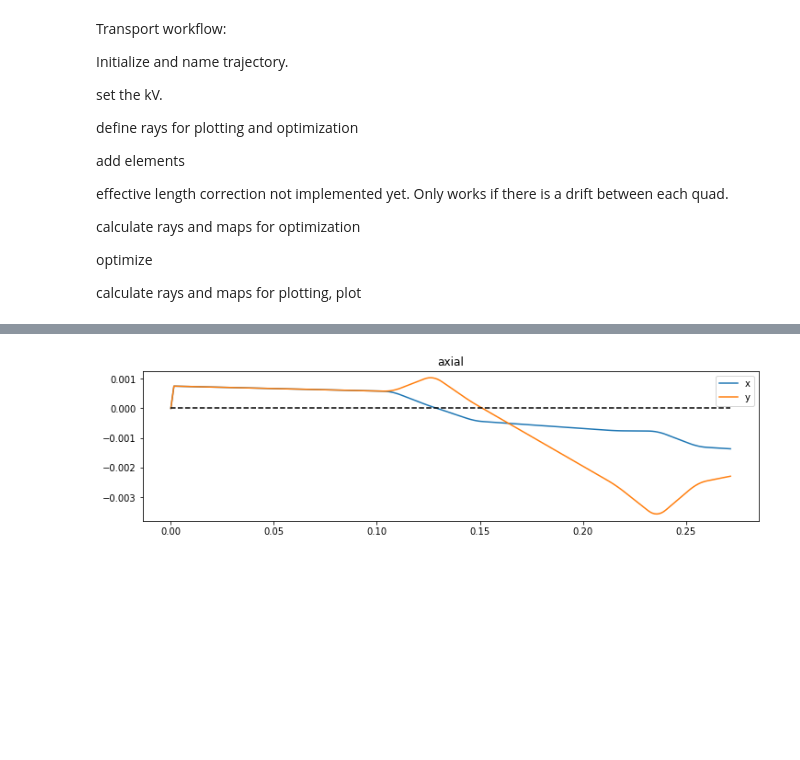
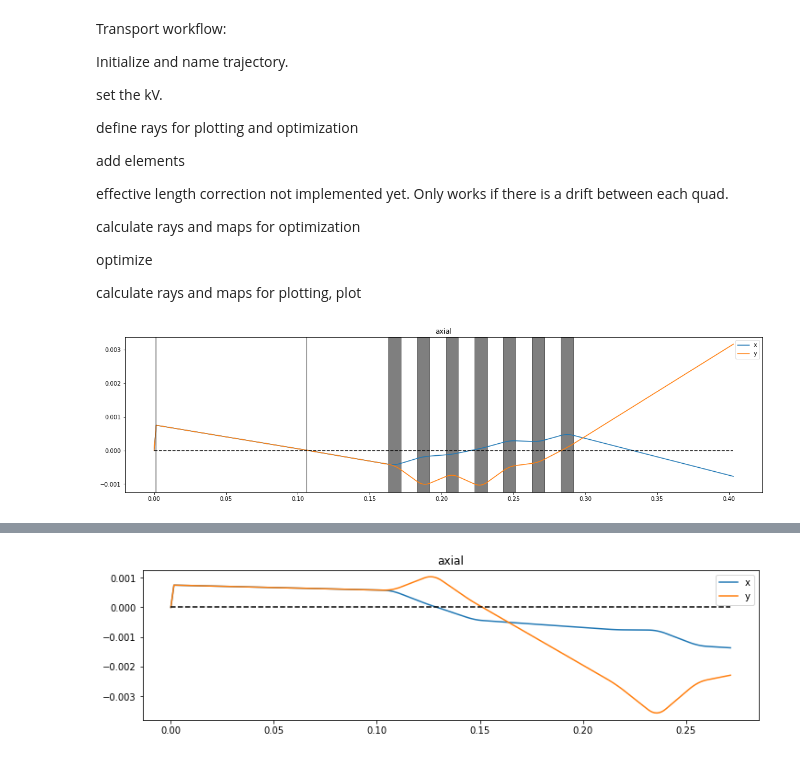
Before and after one commit to bentps/PythonTransport, a Jupyter notebook: PythonTransport.ipynb, the cells around one changed output, grey strips where cells are left out. Drawn from its saved outputs; the diff is of its cells as text; code cells hidden in the pictures; blank space fills up the shorter version.

Commit message:
Added shaded areas and lines for quads and lens's in plots
worked on quad+-+-+-+- niklas suggestion

```diff
--- a/PythonTransport.ipynb
+++ b/PythonTransport.ipynb
@@ -410,3 +433,83 @@ class Transport:
 #         for idx, quad in enumerate(quad_list):
 #             self.elements[quad]['gauss'] = sol[idx]
 #         return sol
+# %%
+quad_gauss=.8
+
+traj4=Transport()
+
+traj4.set_kV(100)
+
+traj4.set_ray('axial', x_angle=.5, y_angle=.5)
+
+traj4.set_ray('field', x=6e-5, y=6e-5)
+
+traj4.add_drift('drift_sample', length=0.0015)
+
+traj4.add_lens('ObjL', f_length=.001479)
+
+# traj4.add_lens('ObjL', f_length=.00149)
+
+traj4.add_drift('drift_ObjL', length=.0885)
+
+traj4.add_drift('drift1_1', length=.016)
+
+traj4.add_lens('lens1', f_length=.03)
+
+traj4.add_drift('drift1_2', length=.044)
+
+traj4.add_drift('drift_prequad', length=.013)
+
+traj4.add_quad('quad1', length=.008625, gauss=quad_gauss, radius=.625)
+
+traj4.add_drift('drift1', length=.011375)
+
+traj4.add_quad('quad2', length=.008625, gauss=-quad_gauss, radius=.625)
+
+traj4.add_drift('drift2', length=.011375)
+
+traj4.add_quad('quad3', length=.008625, gauss=quad_gauss, radius=.625)
+
+traj4.add_drift('drift3', length=.011375)
+
+traj4.add_quad('quad4', length=.008625, gauss=-quad_gauss, radius=.625)
+
+traj4.add_drift('drift4', length=.011375)
+
+traj4.add_quad('quad5', length=.008625, gauss=quad_gauss, radius=.625)
+
+traj4.add_drift('drift5', length=.011375)
+
+traj4.add_quad('quad6', length=.008625, gauss=-quad_gauss, radius=.625)
+
+traj4.add_drift('drift6', length=.011375)
+
+traj4.add_quad('quad7', length=.008625, gauss=quad_gauss, radius=.625)
+
+traj4.add_drift('drift7', length=.011375)
+
+# traj4.add_quad('quad8', length=.008625, gauss=-quad_gauss, radius=.625)
+
+# traj4.add_drift('drift8', length=.011375)
+
+# traj4.add_quad('quad9', length=.008625, gauss=quad_gauss, radius=.625)
+
+# traj4.add_drift('drift9', length=.011375)
+
+# traj4.add_quad('quad10', length=.008625, gauss=-quad_gauss, radius=.625)
+
+# traj4.add_drift('drift10', length=.011375)
+
+# traj4.add_quad('quad11', length=.008625, gauss=quad_gauss, radius=.625)
+
+# traj4.add_drift('drift11', length=.011375)
+
+# traj4.add_quad('quad12', length=.008625, gauss=-quad_gauss, radius=.625)
+
+# traj4.add_drift('drift12', length=.011375)
+
+traj4.add_drift('drift_final', length=.1)
+
+traj4.plot()
+# %% [output]
+[figure, added]
```
Also changed, not shown: parts of 2 cells of this notebook.
